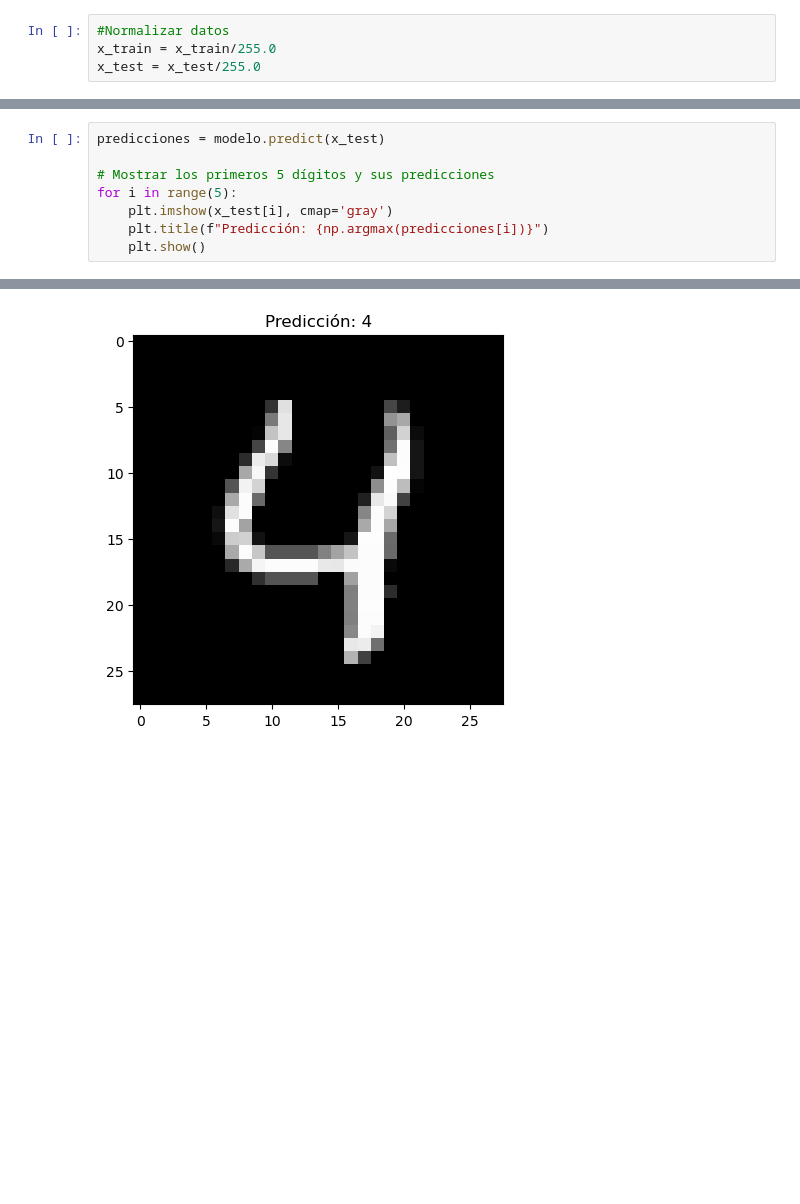
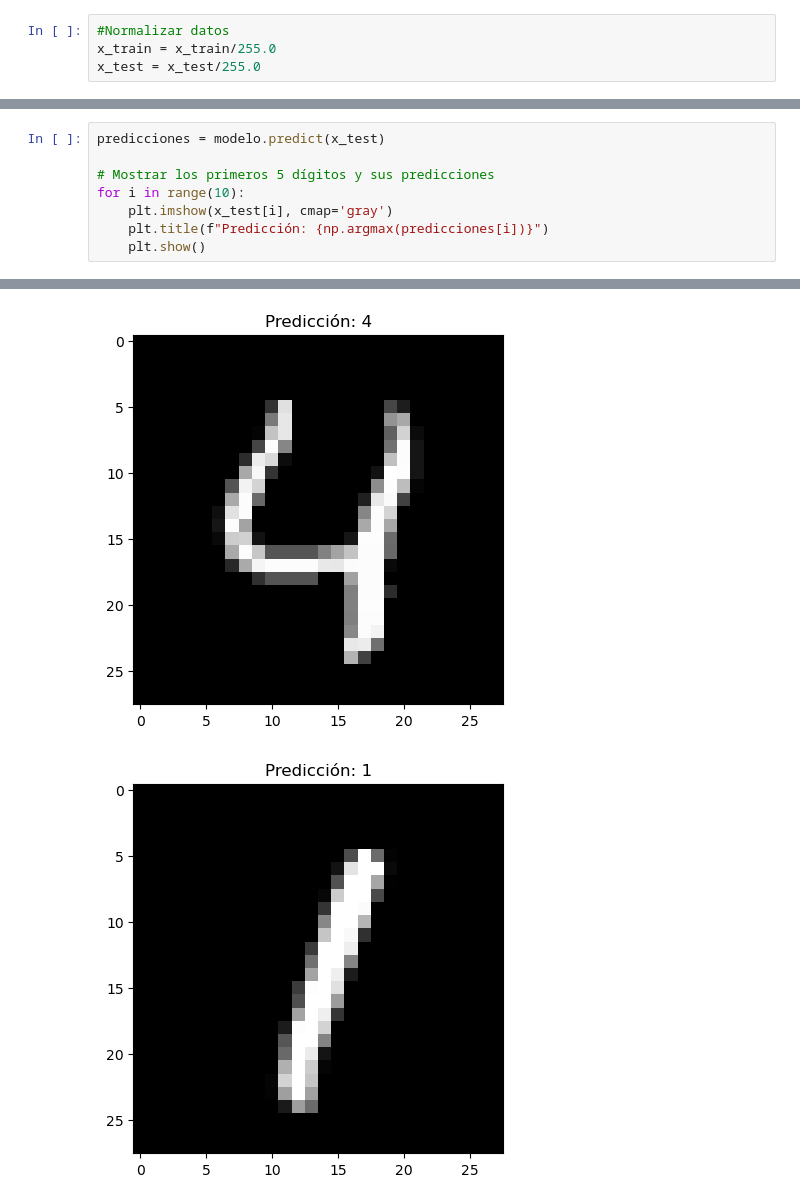
Before and after one commit to kuroiyami-del/IA-Detectora-de-numeros, a Jupyter notebook: modelo.ipynb, the cells around one changed output, grey strips where cells are left out. Cells and saved outputs as stored; diff of their text form; blank space fills up the shorter version.

```diff
--- a/modelo.ipynb
+++ b/modelo.ipynb
@@ -68,7 +79,7 @@ Test accuracy 0.972599983215332
 predicciones = modelo.predict(x_test)
 
 # Mostrar los primeros 5 dígitos y sus predicciones
-for i in range(5):
+for i in range(10):
     plt.imshow(x_test[i], cmap='gray')
     plt.title(f"Predicción: {np.argmax(predicciones[i])}")
     plt.show()
@@ -77,5 +88,6 @@ for i in range(5):
 [figure]
 [figure]
 [figure]
 [figure]
 [figure]
+[figure, added]
```
Also changed, not shown: parts of 5 cells of this notebook.
